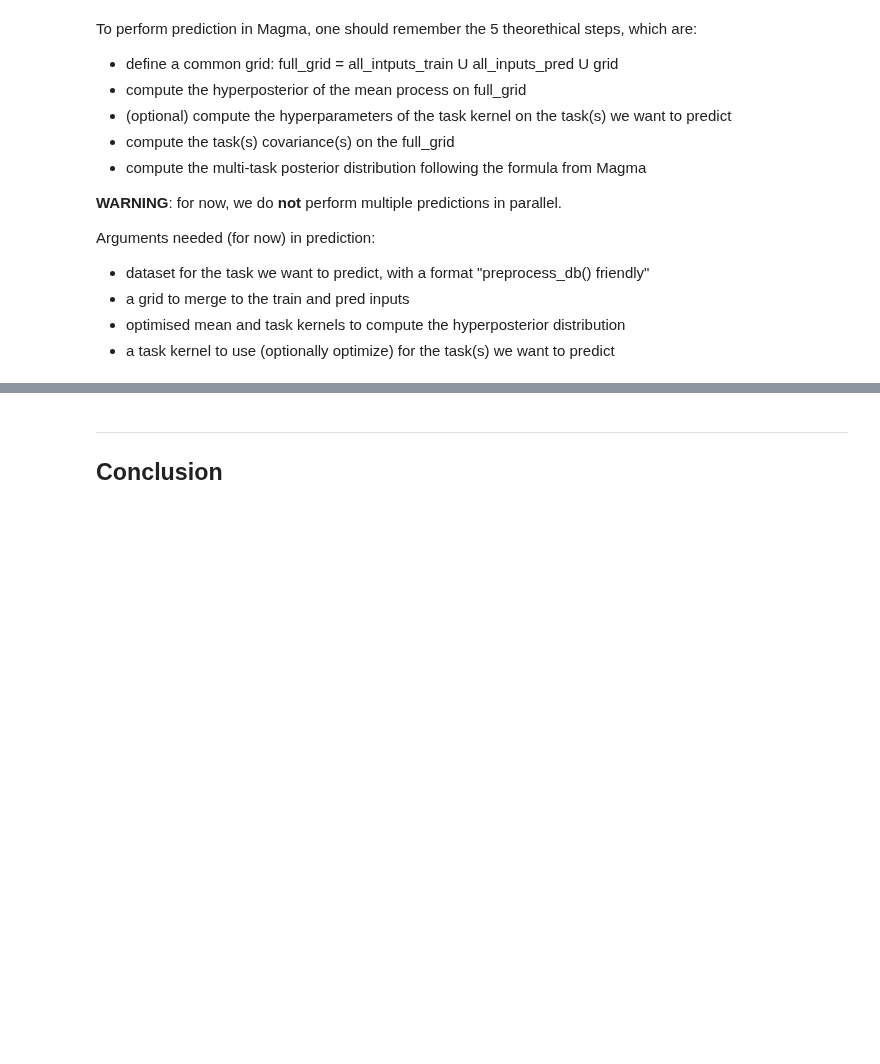
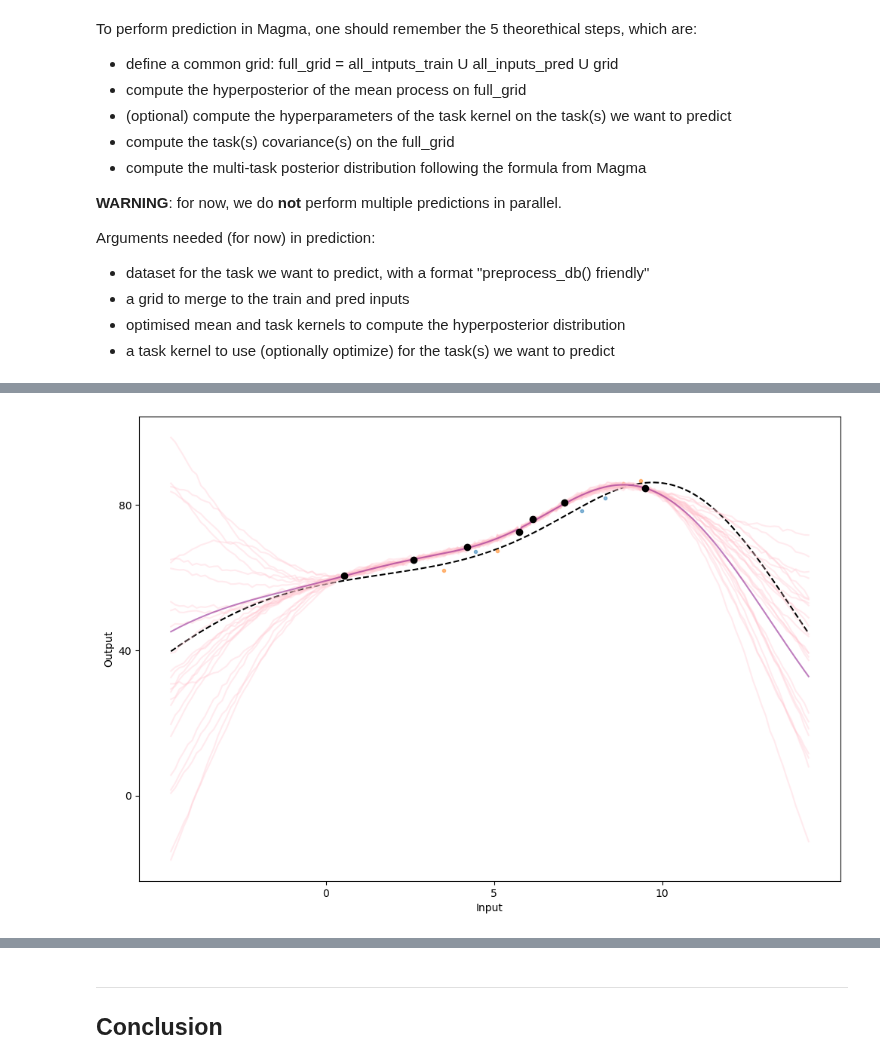
Before and after one commit to SimLej18/MagmaClustPy, a Jupyter notebook: benchmarks/prediction.ipynb, the cells around one changed output, grey strips where cells are left out. Cells and saved outputs as stored; diff of their text form; code cells hidden in the pictures; blank space fills up the shorter version.

```diff
--- a/benchmarks/prediction.ipynb
+++ b/benchmarks/prediction.ipynb
@@ -167,0 +167,3 @@ Arguments needed (for now) in prediction:
+# %%
+padded_inputs_train, padded_outputs_train, indexed_mappings_train, all_inputs_train = preprocess_db(db[db['Task_ID'] < 3])
+padded_inputs_train.shape, padded_outputs_train.shape, indexed_mappings_train.shape, all_inputs_train.shape
@@ -167,0 +172,3 @@ Arguments needed (for now) in prediction:
+# %%
+padded_inputs_pred, padded_outputs_pred, indexed_mappings_pred, all_inputs_pred = preprocess_db(db[db['Task_ID'] >= 3])
+padded_inputs_pred.shape, padded_outputs_pred.shape, indexed_mappings_pred.shape, all_inputs_pred.shape
@@ -168,4 +177,4 @@ Arguments needed (for now) in prediction:
 # %%
-grid = jnp.linspace(jnp.min(all_inputs_train-4, axis=0), jnp.max(all_inputs_train+4, axis=0), 50)
+grid = jnp.linspace(jnp.min(all_inputs_train-grid_margin, axis=0), jnp.max(all_inputs_train+grid_margin, axis=0), grid_size)
 grid.shape
 # %% [output]
@@ -306,0 +208,3 @@ plt.show()
+# %%
+pred_mean_old, pred_cov_old = predict_old(post_mean_grid, post_cov_grid, padded_outputs_pred, mappings_pred_on_grid, full_grid, task_kern, len(padded_inputs_train))
+pred_mean_old.shape, pred_cov_old.shape
@@ -306,0 +249,4 @@ plt.show()
+# %%
+plot_prediction(full_grid, post_mean_grid, padded_inputs_train, padded_outputs_train, padded_inputs_pred[pred_id], padded_outputs_pred[pred_id], pred_mean_old[pred_id], pred_cov_old[pred_id])
+# %% [output]
+[figure, added]
```
Also changed, not shown: parts of 121 cells of this notebook, 5 other files.
